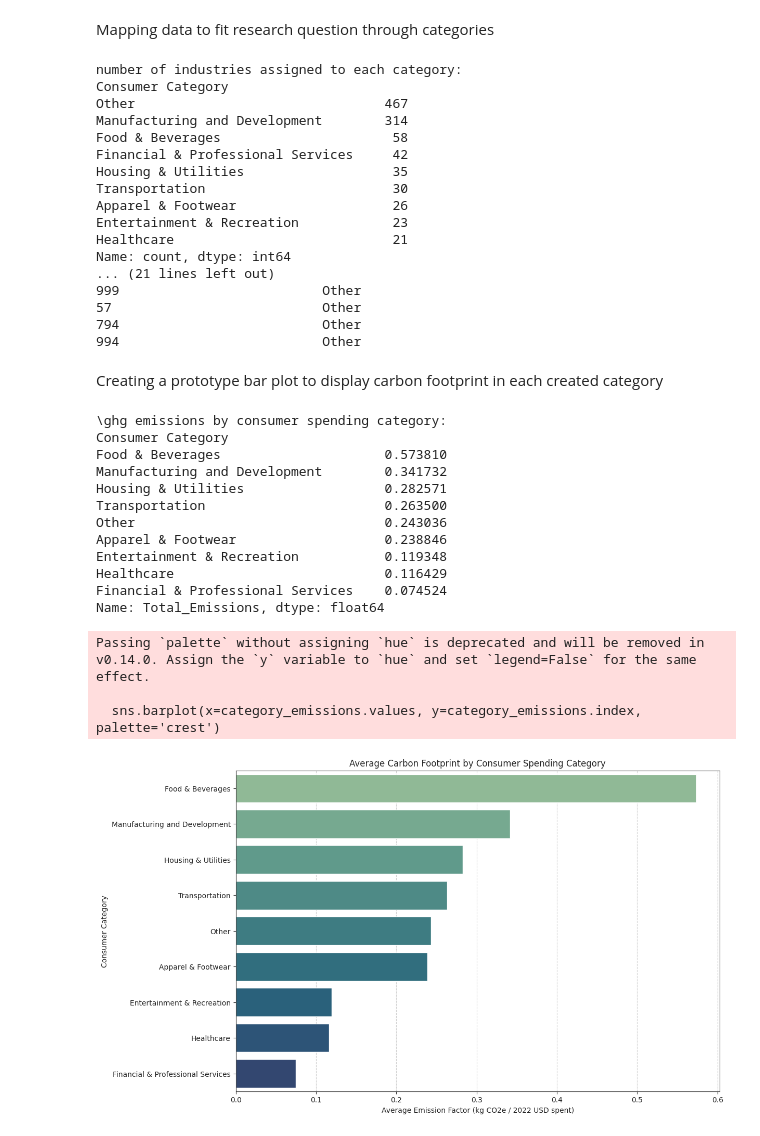
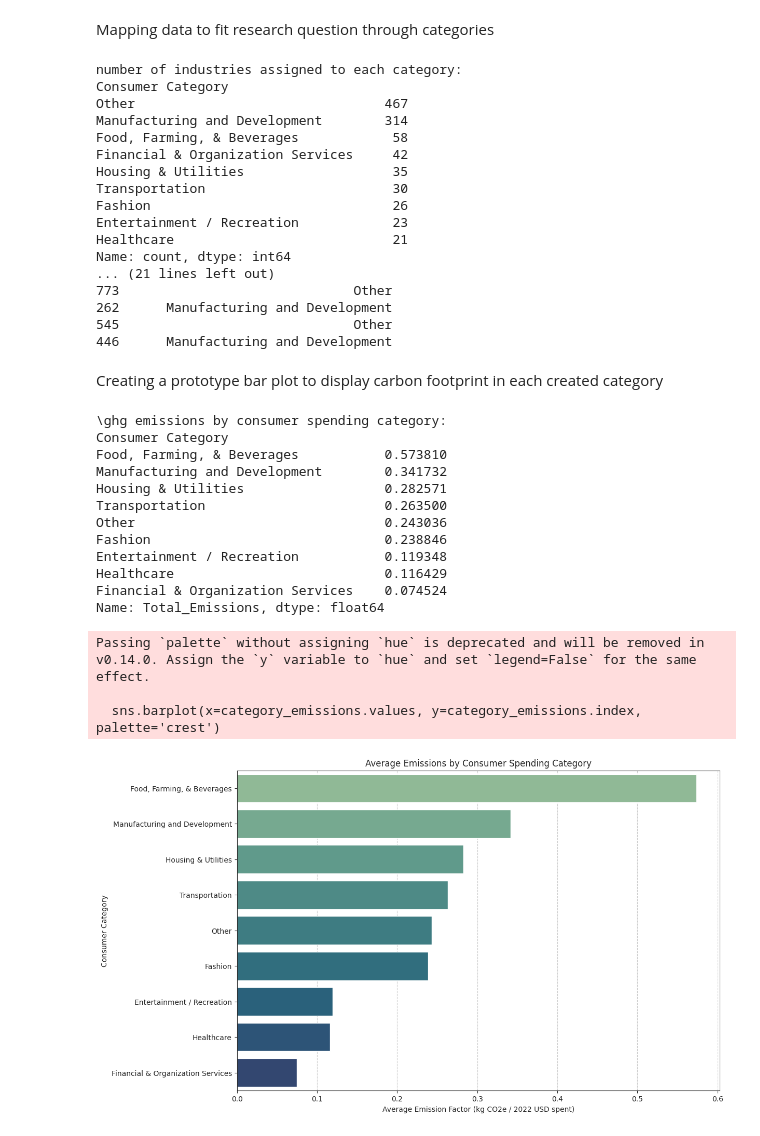
Before and after one commit to thesuper147/Carbon-Emissions_CS_DSRP, a Jupyter notebook: Carbon_Emissions_CS_DSRP.ipynb, the cells around one changed output. Cells and saved outputs as stored; diff of their text form; code cells hidden in the pictures.

```diff
--- a/Carbon_Emissions_CS_DSRP.ipynb
+++ b/Carbon_Emissions_CS_DSRP.ipynb
@@ -70,20 +70,20 @@ df_consumer['Consumer Category'] = 'Other'
 # filtering of industries (2017 naics title) to create specific categories that are usable for project
 keywords_map = {
     'Housing & Utilities': ['Power generation', 'Electric', 'Electricity', 'Residential', 'Construction', 'Natural gas', 'Water', 'Sewer', 'Furniture', 'Appliance', 'Plumbing', 'Gas'],
-    'Food & Beverages': ['Farm', 'Food', 'Beverage', 'Alcohol', 'Snack', 'Fish', 'Fishing', 'Breakfast', 'Cereal', 'Sugar', 'Winery', 'Brewery', 'Restaurant', 'Grocery', 'Restaurant', 'Tortilla', 'Corn', 'Farming', 'Dining', 'Flour', 'Pasta', 'Bakery', 'Bakeries', 'Convenience'],
+    'Food, Farming, & Beverages': ['Farm', 'Food', 'Beverage', 'Alcohol', 'Snack', 'Fish', 'Fishing', 'Breakfast', 'Cereal', 'Sugar', 'Winery', 'Brewery', 'Restaurant', 'Grocery', 'Restaurant', 'Tortilla', 'Corn', 'Farming', 'Dining', 'Flour', 'Pasta', 'Bakery', 'Bakeries', 'Convenience'],
     'Transportation': ['Automobile', 'Vehicle', 'Gasoline', 'Air transport', 'Rail', 'Transit', 'Taxi', 'Airplane', 'Car', 'Train', 'Bus', 'Transport'],
-    'Apparel & Footwear': ['Apparel', 'Textile', 'Clothing', 'Fabric', 'Leather', 'Footwear', 'Fashion', 'Designer', 'Jewelry'],
+    'Fashion': ['Apparel', 'Textile', 'Clothing', 'Fabric', 'Leather', 'Footwear', 'Fashion', 'Designer', 'Jewelry'],
     'Healthcare': ['Hospital', 'Ambulatory', 'Health', 'Pharmaceutical', 'Medical', 'Surgical', 'Surgery', 'Psychology', 'Doctor', 'Pharmacy', 'Veterinary', 'Vet', 'Safety', 'Ambulance', 'Clinic', 'Medicine'],
-    'Entertainment & Recreation': ['Hotel', 'Amusement', 'Recreation', 'Museum', 'Arts', 'Spectator sports', 'Book', 'Motion picture', 'Movie', 'TV', 'Gambling', 'Casino', 'Game', 'Sports', 'Gaming', 'Theatre', 'Park'],
-    'Financial & Professional Services': ['Securities', 'Insurance', 'Credit', 'Monetary', 'Legal', 'Accounting', 'Bank','Financing', 'Claims', 'Loan', 'Brokers', 'Trust', 'Court', 'Financial', 'Consulting'],
+    'Entertainment / Recreation': ['Hotel', 'Amusement', 'Recreation', 'Museum', 'Arts', 'Spectator sports', 'Book', 'Motion picture', 'Movie', 'TV', 'Gambling', 'Casino', 'Game', 'Sports', 'Gaming', 'Theatre', 'Park'],
+    'Financial & Organization Services': ['Securities', 'Insurance', 'Credit', 'Monetary', 'Legal', 'Accounting', 'Bank','Financing', 'Claims', 'Loan', 'Brokers', 'Trust', 'Court', 'Financial', 'Consulting'],
     'Manufacturing and Development': ['Manufacturing', 'Engineering', 'Corperate', 'Production', 'Extraction', 'Fuel', 'Development', 'Research', 'Refining']
 }
 
 # Loops through all industries, searches and finds matching keywords, creates a boolean mask, and then assigns it to one of the above categories.
 for category, keywords in keywords_map.items():
-    pattern = r'\b(' + '|'.join(keywords) + r')\b'
-    mask = df_consumer['Industry'].str.contains(pattern, case=False)
-    df_consumer.loc[mask, 'Consumer Category'] = category
+    sortdef = r'\b(' + '|'.join(keywords) + r')\b'
+    bmask = df_consumer['Industry'].str.contains(sortdef, case=False)
+    df_consumer.loc[bmask, 'Consumer Category'] = category
 
 
 # --> samples data for proofing and checking
@@ -97,53 +97,53 @@ number of industries assigned to each category:
 Consumer Category
 Other                                467
 Manufacturing and Development        314
-Food & Beverages                      58
-Financial & Professional Services     42
+Food, Farming, & Beverages            58
+Financial & Organization Services     42
 Housing & Utilities                   35
 Transportation                        30
-Apparel & Footwear                    26
-Entertainment & Recreation            23
+Fashion                               26
+Entertainment / Recreation            23
 Healthcare                            21
 Name: count, dtype: int64
 ... (21 lines left out)
-999                          Other
-57                           Other
-794                          Other
-994                          Other
+773                              Other
+262      Manufacturing and Development
+545                              Other
+446      Manufacturing and Development
 # %% [markdown]
 Creating a prototype bar plot to display carbon footprint in each created category
 # %%
 import seaborn as sns
 
 # average emission factor for each consumer categ
 category_emissions = df_consumer.groupby('Consumer Category')['Total_Emissions'].mean().sort_values(ascending=False)
 
 print("\ghg emissions by consumer spending category:")
 print(category_emissions)
 
 
 sns.set_style('ticks')
 plt.figure(figsize=(12, 8))
 sns.barplot(x=category_emissions.values, y=category_emissions.index, palette='crest')
-plt.title('Average Carbon Footprint by Consumer Spending Category')
+plt.title('Average Emissions by Consumer Spending Category')
 plt.xlabel('Average Emission Factor (kg CO2e / 2022 USD spent)')
 plt.ylabel('Consumer Category')
 plt.grid(axis='x', linestyle='--')
 plt.show()
 # %% [output]
 \ghg emissions by consumer spending category:
 Consumer Category
-Food & Beverages                     0.573810
+Food, Farming, & Beverages           0.573810
 Manufacturing and Development        0.341732
 Housing & Utilities                  0.282571
 Transportation                       0.263500
 Other                                0.243036
-Apparel & Footwear                   0.238846
-Entertainment & Recreation           0.119348
+Fashion                              0.238846
+Entertainment / Recreation           0.119348
 Healthcare                           0.116429
-Financial & Professional Services    0.074524
+Financial & Organization Services    0.074524
 Name: Total_Emissions, dtype: float64
 Passing `palette` without assigning `hue` is deprecated and will be removed in v0.14.0. Assign the `y` variable to `hue` and set `legend=False` for the same effect.
 
   sns.barplot(x=category_emissions.values, y=category_emissions.index, palette='crest')
-[figure, old version]
+[figure, new version]
```
Also changed, not shown: parts of 1 cell of this notebook.
